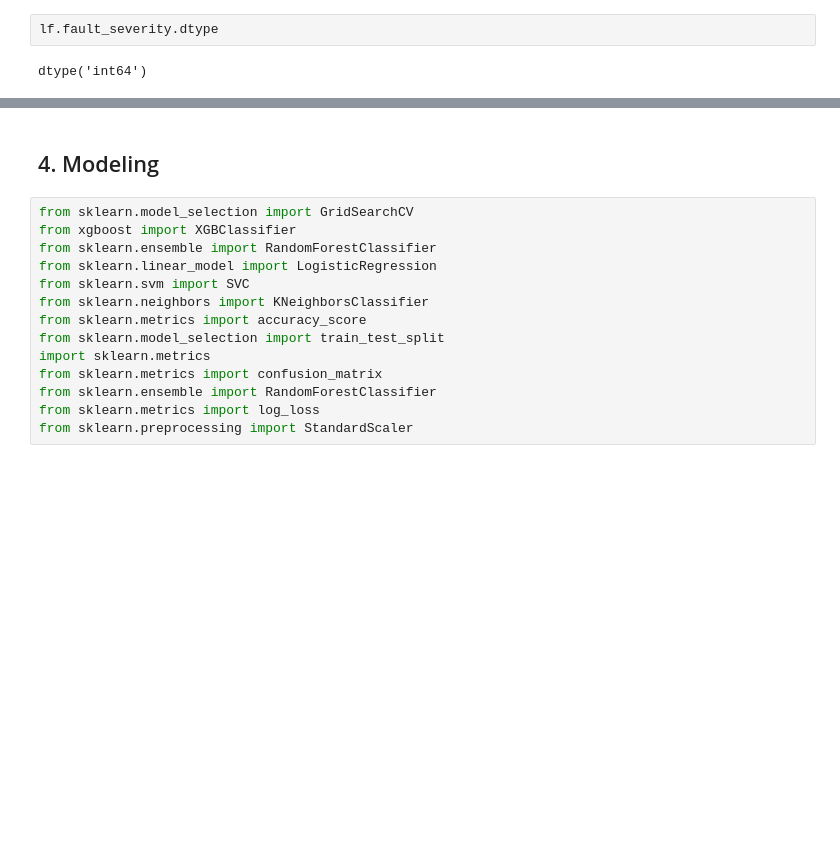
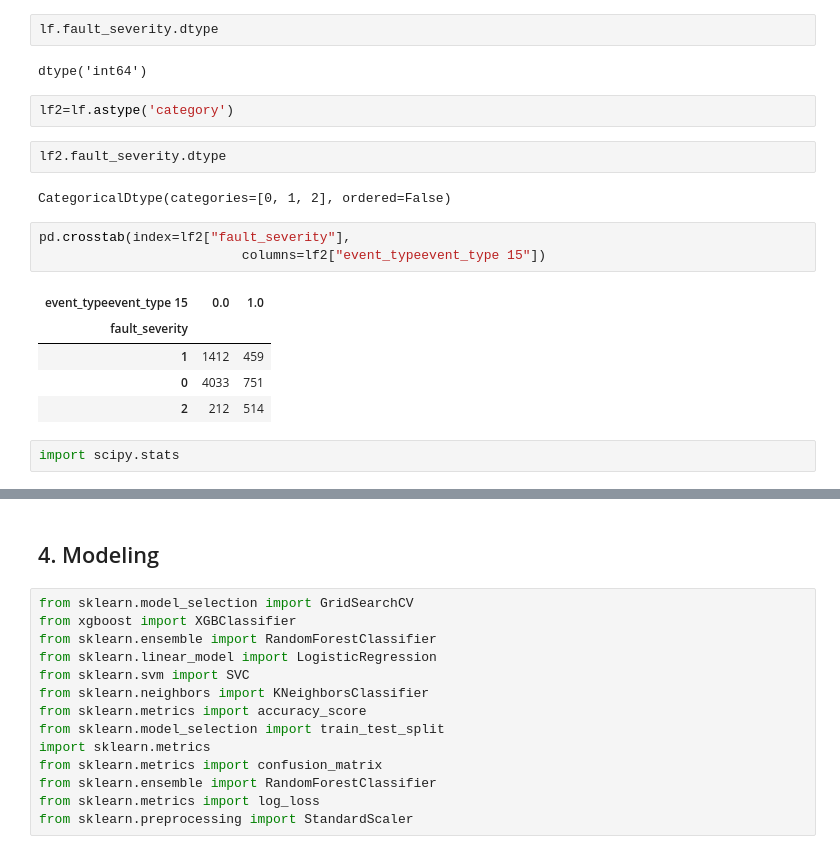
Before and after one commit to Zurishadday/pr_kaggle, a Jupyter notebook: Analisis_Descriptivo.ipynb, the cells around one changed output, grey strips where cells are left out. Saved outputs shown, nothing was run; the diff lists cells and outputs as text; blank space fills up the shorter version.

```diff
--- a/Analisis_Descriptivo.ipynb
+++ b/Analisis_Descriptivo.ipynb
@@ -261,3 +261,20 @@ Name: fault_severity, dtype: float64
 lf.fault_severity.dtype
 # %% [output]
 dtype('int64')
+# %%
+lf2=lf.astype('category')
+# %%
+lf2.fault_severity.dtype
+# %% [output]
+CategoricalDtype(categories=[0, 1, 2], ordered=False)
+# %%
+pd.crosstab(index=lf2["fault_severity"],
+                          columns=lf2["event_typeevent_type 15"])
+# %% [output]
+| event_typeevent_type 15 | 0.0 | 1.0 |
+| fault_severity |  |  |
+| 1 | 1412 | 459 |
+| 0 | 4033 | 751 |
+| 2 | 212 | 514 |
+# %%
+import scipy.stats
```
Also changed, not shown: parts of 3 cells of this notebook.
